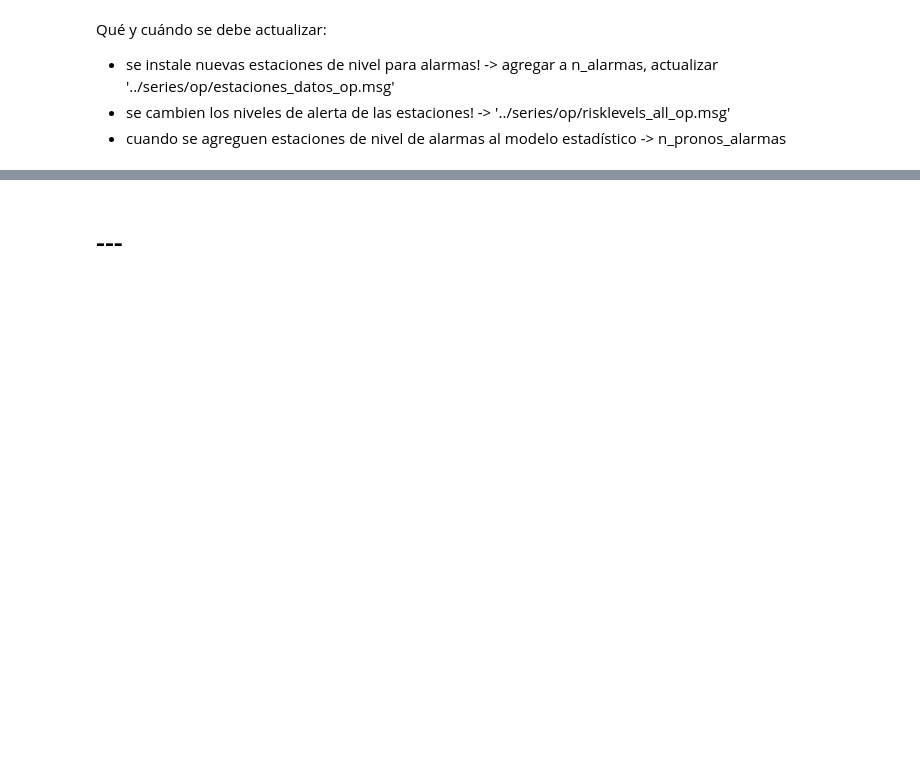
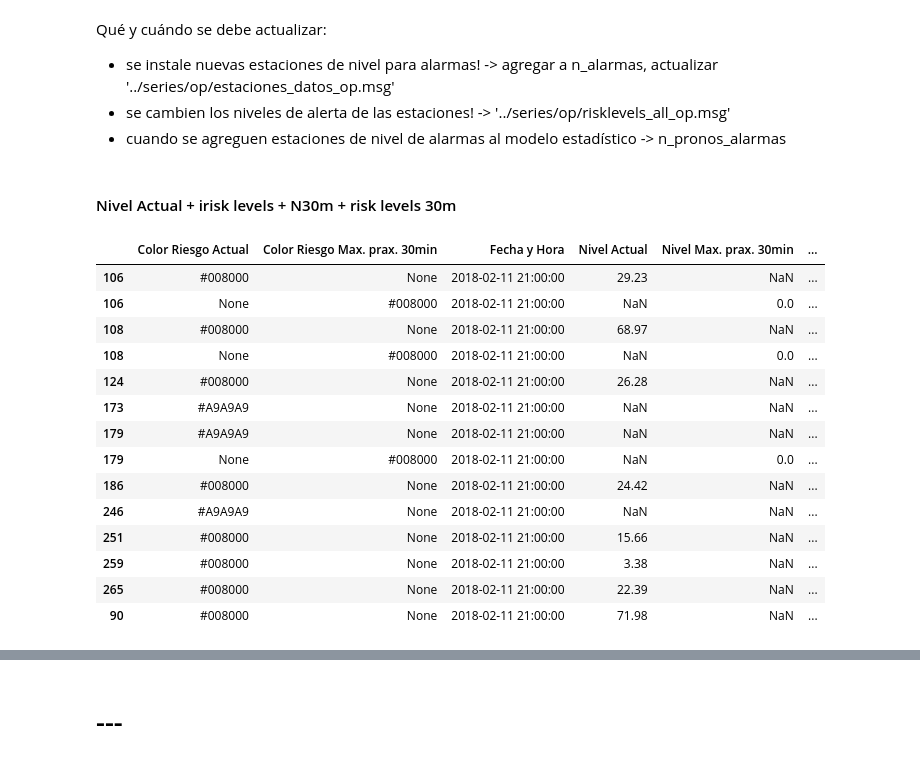
Before and after one commit to Scastil/Alarmas, a Jupyter notebook: 04_web_hidrologia/hidrologia/json_paginaOP.ipynb, the cells around one changed output, grey strips where cells are left out. Cells and saved outputs as stored; diff of their text form; code cells hidden in the pictures; blank space fills up the shorter version.

```diff
--- a/04_web_hidrologia/hidrologia/json_paginaOP.ipynb
+++ b/04_web_hidrologia/hidrologia/json_paginaOP.ipynb
@@ -28 +46,11 @@ warnings.filterwarnings('ignore')
+# %%
+# entradas
+rutaconfig='/media/nicolas/Home/Jupyter/Soraya/git/Alarmas/04_web_hidrologia/hidrologia/informacion_sirenas.md'
+listconfig=al.get_rutesList(rutaconfig)
+
+#se trae la informacion de las estaciones desde CPR en un df.
+self=cpr.Nivel(90) #--> cualquier estacion para definir la clase.
+#df
+infoestaciones = self.infost
+risklevels_all=infoestaciones[['action_level','minor_flooding','moderate_flooding','major_flooding']]
 # %% [markdown]
@@ -43,11 +72,3 @@ Este se va a actualizar sólo cuando se agreguen nuevas estaciones de nivel asoc
 
 
 - Se incluyen las estaciones de nivel que están sobre la sirena o aguas arriba.
-# %%
-#se lee el configfile
-ruta='informacion_sirenas.md'
-listconfig=al.get_rutesList(ruta)
-List=[];key='-al'
-for i in listconfig:
-    if i.startswith('|'+key) or i.startswith('| '+key):
-        List.append(i)
@@ -287 +199,3 @@ pos_al=est_n_ordered.searchsorted(n_alarmas) #****REVISAAR, esta función busca
+# %% [markdown]
+#### Nivel Actual + irisk levels + N30m + risk levels 30m
 # %%
@@ -392,3 +302,23 @@ dictt.update({'Color Riesgo Max. prax. 30min':riskcolor_pronos})
+# %%
+#### Lee Json
+pd.read_json(al.get_ruta(listconfig,'ruta_JSONnivel'))
+#!!!! La info del N30m se lee en la segunda de las uqe tienen repetidas.
+# %% [output]
+|  | Color Riesgo Actual | Color Riesgo Max. prax. 30min | Fecha y Hora | Nivel Actual | Nivel Max. prax. 30min | ... |
+| 106 | #008000 | None | 2018-02-11 21:00:00 | 29.23 | NaN | ... |
+| 106 | None | #008000 | 2018-02-11 21:00:00 | NaN | 0.0 | ... |
+| 108 | #008000 | None | 2018-02-11 21:00:00 | 68.97 | NaN | ... |
+| 108 | None | #008000 | 2018-02-11 21:00:00 | NaN | 0.0 | ... |
+| 124 | #008000 | None | 2018-02-11 21:00:00 | 26.28 | NaN | ... |
+| 173 | #A9A9A9 | None | 2018-02-11 21:00:00 | NaN | NaN | ... |
+| 179 | #A9A9A9 | None | 2018-02-11 21:00:00 | NaN | NaN | ... |
+| 179 | None | #008000 | 2018-02-11 21:00:00 | NaN | 0.0 | ... |
+| 186 | #008000 | None | 2018-02-11 21:00:00 | 24.42 | NaN | ... |
+| 246 | #A9A9A9 | None | 2018-02-11 21:00:00 | NaN | NaN | ... |
+| 251 | #008000 | None | 2018-02-11 21:00:00 | 15.66 | NaN | ... |
+| 259 | #008000 | None | 2018-02-11 21:00:00 | 3.38 | NaN | ... |
+| 265 | #008000 | None | 2018-02-11 21:00:00 | 22.39 | NaN | ... |
+| 90 | #008000 | None | 2018-02-11 21:00:00 | 71.98 | NaN | ... |
 # %%
 dictt
 # %% [output]
```
Also changed, not shown: parts of 65 cells of this notebook, 19 other files.
